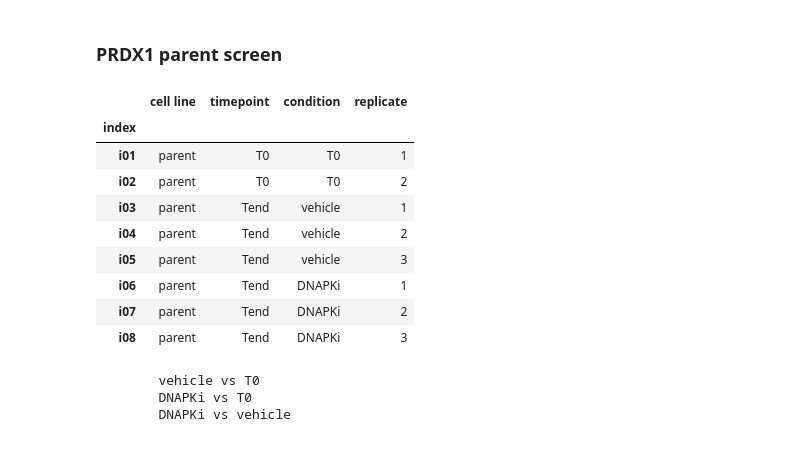
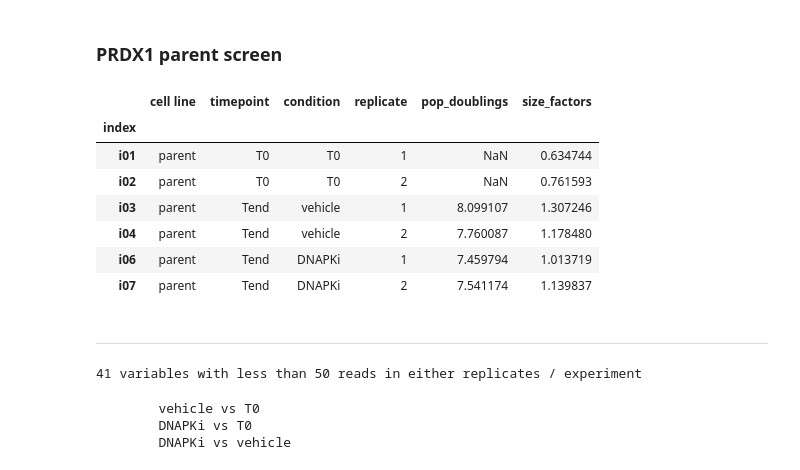
Before and after one commit to abearab/DDRi-screens, a Jupyter notebook: CRISPRi-PRDX1-screens/2_screen_analysis.ipynb, the cells around one changed output. Saved outputs shown, nothing was run; the diff lists cells and outputs as text; code cells hidden in the pictures.

```diff
--- a/CRISPRi-PRDX1-screens/2_screen_analysis.ipynb
+++ b/CRISPRi-PRDX1-screens/2_screen_analysis.ipynb
@@ -116,5 +20,16 @@ adata.obs = adata.obs.rename(columns={'treatment':'condition','rep':'replicate'}
+# %%
+meta = pd.read_excel('PRDX1samplesheet_incgrowth.xlsx',index_col=0)
+# %%
+adata = ad.read_h5ad('results/adata_counts.h5ad.gz')
+
+del adata.layers
+
+adata.obs.treatment = adata.obs.treatment.str.replace('-','T0')
+adata.obs = adata.obs.rename(columns={'treatment':'condition','rep':'replicate'})
+
+adata.obs['pop_doublings'] = meta['pop doublings'].replace('-',np.nan).astype(float)
 # %% [markdown]
 ___
 - filter low counts
 # %%
-adata = adata[:,adata.to_df().sum().gt(50)].copy()
+scp.utils.find_low_counts
@@ -210,17 +111,16 @@ adata_parent  = adata[adata.obs['cell line'].eq('parent')].copy()
 # %% [markdown]
 ### PRDX1 parent screen
 # %%
-screen = scp.ScreenPro(adata_parent)
+screen0 = scp.ScreenPro(adata_parent)
+screen = scp.ScreenPro(adata_parent[adata_parent.obs.replicate.isin([1,2])].copy(),n_reps=2)
 
 screen.adata.obs
 # %% [output]
-|  | cell line | timepoint | condition | replicate |
-| index |  |  |  |  |
-| i01 | parent | T0 | T0 | 1 |
-| i02 | parent | T0 | T0 | 2 |
-| i03 | parent | Tend | vehicle | 1 |
-| i04 | parent | Tend | vehicle | 2 |
-| i05 | parent | Tend | vehicle | 3 |
-| i06 | parent | Tend | DNAPKi | 1 |
-| i07 | parent | Tend | DNAPKi | 2 |
-| i08 | parent | Tend | DNAPKi | 3 |
+|  | cell line | timepoint | condition | replicate | pop_doublings | size_factors |
+| index |  |  |  |  |  |  |
+| i01 | parent | T0 | T0 | 1 | NaN | 0.634744 |
+| i02 | parent | T0 | T0 | 2 | NaN | 0.761593 |
+| i03 | parent | Tend | vehicle | 1 | 8.099107 | 1.307246 |
+| i04 | parent | Tend | vehicle | 2 | 7.760087 | 1.178480 |
+| i06 | parent | Tend | DNAPKi | 1 | 7.459794 | 1.013719 |
+| i07 | parent | Tend | DNAPKi | 2 | 7.541174 | 1.139837 |
@@ -228,0 +127,6 @@ screen.n_reps = 2
+# %% [markdown]
+___
+# %%
+scp.utils.find_low_counts(screen.adata)
+# %% [output]
+41 variables with less than 50 reads in either replicates / experiment
```
Also changed, not shown: parts of 32 cells of this notebook.
